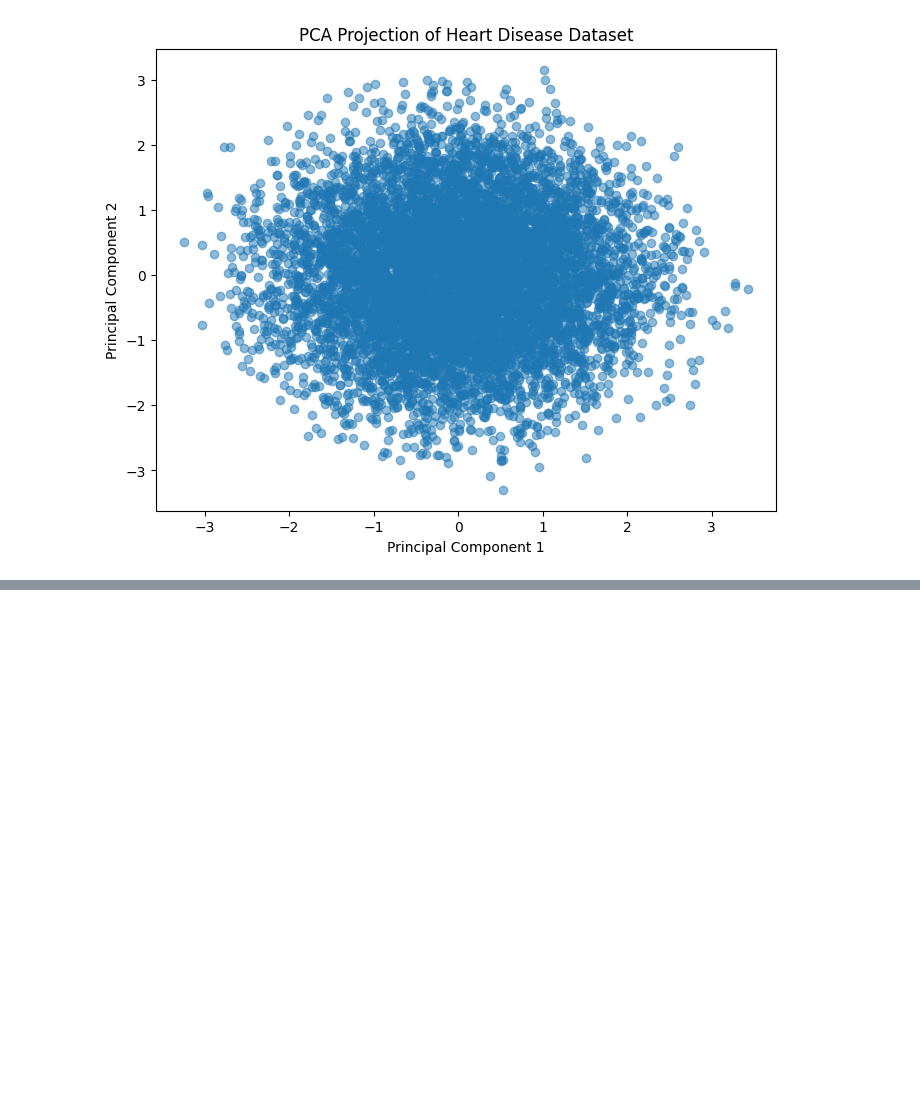
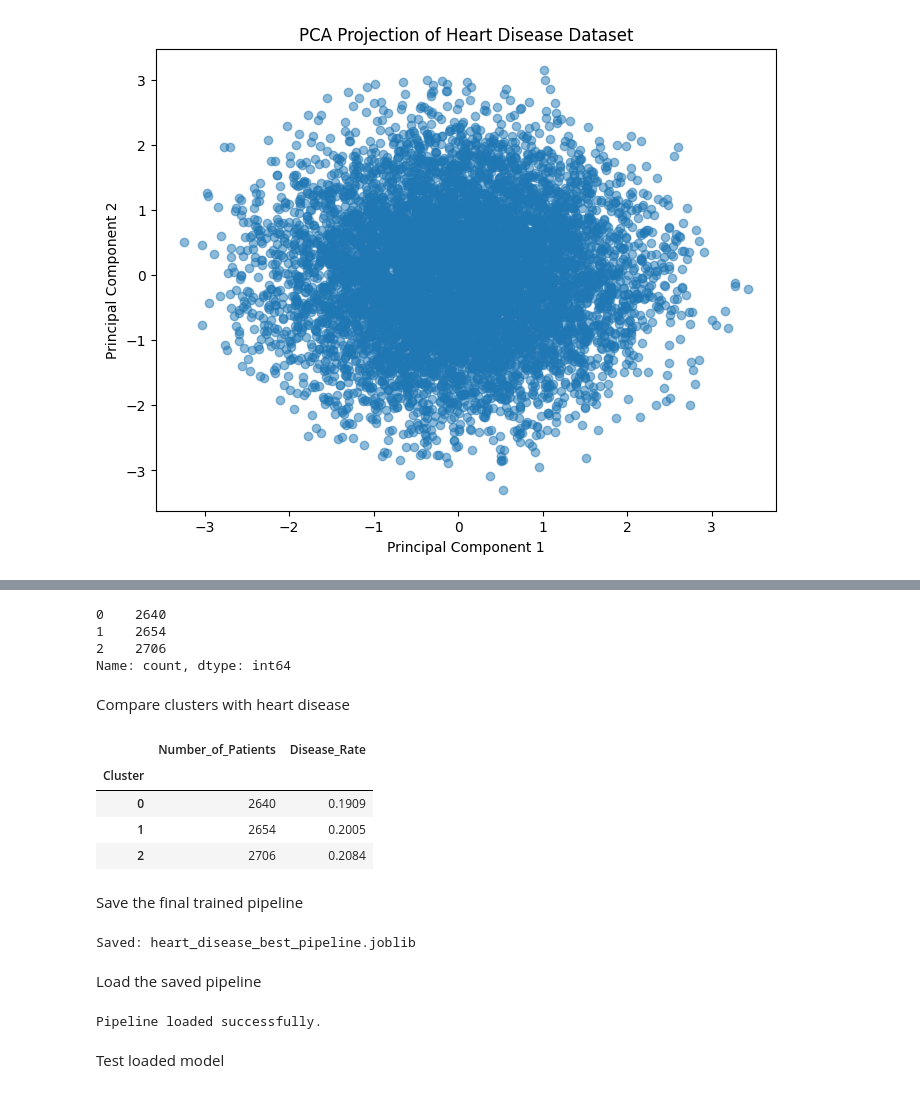
Before and after one commit to chrimapaul/Heart_Disease_Prediction_Group6, a Jupyter notebook: Group6_Capstone_Project.ipynb, the cells around one changed output, grey strips where cells are left out. Drawn from its saved outputs; the diff is of its cells as text; code cells hidden in the pictures; blank space fills up the shorter version.

```diff
--- a/Group6_Capstone_Project.ipynb
+++ b/Group6_Capstone_Project.ipynb
@@ -1462,0 +1495,71 @@ plt.show()
+# %%
+print(
+    pd.Series(clusters)
+    .value_counts()
+    .sort_index()
+)
+# %% [output]
+0    2640
+1    2654
+2    2706
+Name: count, dtype: int64
+# %% [markdown]
+Compare clusters with heart disease
+# %%
+cluster_analysis = pd.DataFrame({
+    "Cluster": clusters,
+    "HeartDisease": y_train.values
+})
+
+cluster_summary = (
+    cluster_analysis
+    .groupby("Cluster")
+    .agg(
+        Number_of_Patients=("HeartDisease", "size"),
+        Disease_Rate=("HeartDisease", "mean")
+    )
+)
+
+display(
+    cluster_summary.round(4)
+)
+# %% [output]
+|  | Number_of_Patients | Disease_Rate |
+| Cluster |  |  |
+| 0 | 2640 | 0.1909 |
+| 1 | 2654 | 0.2005 |
+| 2 | 2706 | 0.2084 |
+# %% [markdown]
+Save the final trained pipeline
+# %%
+# Train final model on the training data
+best_model.fit(
+    X_train,
+    y_train
+)
+
+# Save entire pipeline
+joblib.dump(
+    best_model,
+    "heart_disease_best_pipeline.joblib"
+)
+
+print(
+    "Saved: heart_disease_best_pipeline.joblib"
+)
+# %% [output]
+Saved: heart_disease_best_pipeline.joblib
+# %% [markdown]
+Load the saved pipeline
+# %%
+loaded_model = joblib.load(
+    "heart_disease_best_pipeline.joblib"
+)
+
+print(
+    "Pipeline loaded successfully."
+)
+# %% [output]
+Pipeline loaded successfully.
+# %% [markdown]
+Test loaded model
```
Also changed, not shown: parts of 20 cells of this notebook.
